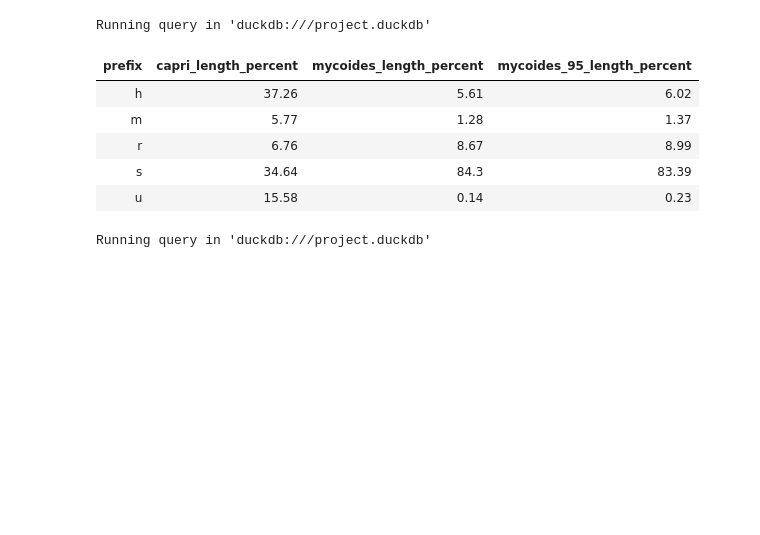
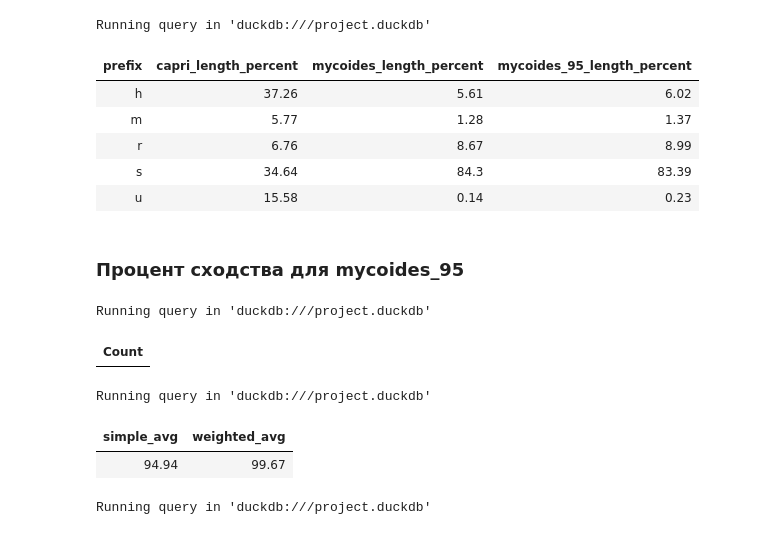
Before and after one commit to Real-Ivan-Chernykh/alan_pangenome, a Jupyter notebook: notebooks/Analyse_result.ipynb, the cells around one changed output. Drawn from its saved outputs; the diff is of its cells as text; code cells hidden in the pictures; blank space fills up the shorter version.

```diff
--- a/notebooks/Analyse_result.ipynb
+++ b/notebooks/Analyse_result.ipynb
@@ -310,6 +329,27 @@ Running query in 'duckdb:///project.duckdb'
 | r | 6.76 | 8.67 | 8.99 |
 | s | 34.64 | 84.3 | 83.39 |
 | u | 15.58 | 0.14 | 0.23 |
+# %% [markdown]
+### Процент сходства для mycoides_95
+# %%
+%%sql
+    CREATE OR REPLACE TABLE avg_idt_mycoides_95 AS
+SELECT
+  ROUND(100 * AVG(ident), 2) AS simple_avg,
+  ROUND(100.0 * SUM(ident * cols) / SUM(cols), 2) AS weighted_avg
+FROM
+  block_table_mycoides_95
+# %% [output]
+Running query in 'duckdb:///project.duckdb'
+| Count |
+# %%
+%%sql
+SELECT *
+FROM avg_idt_mycoides_95
+# %% [output]
+Running query in 'duckdb:///project.duckdb'
+| simple_avg | weighted_avg |
+| 94.94 | 99.67 |
 # %%
 %%sql
 CREATE
```
Also changed, not shown: parts of 38 cells of this notebook, 19 other files.
